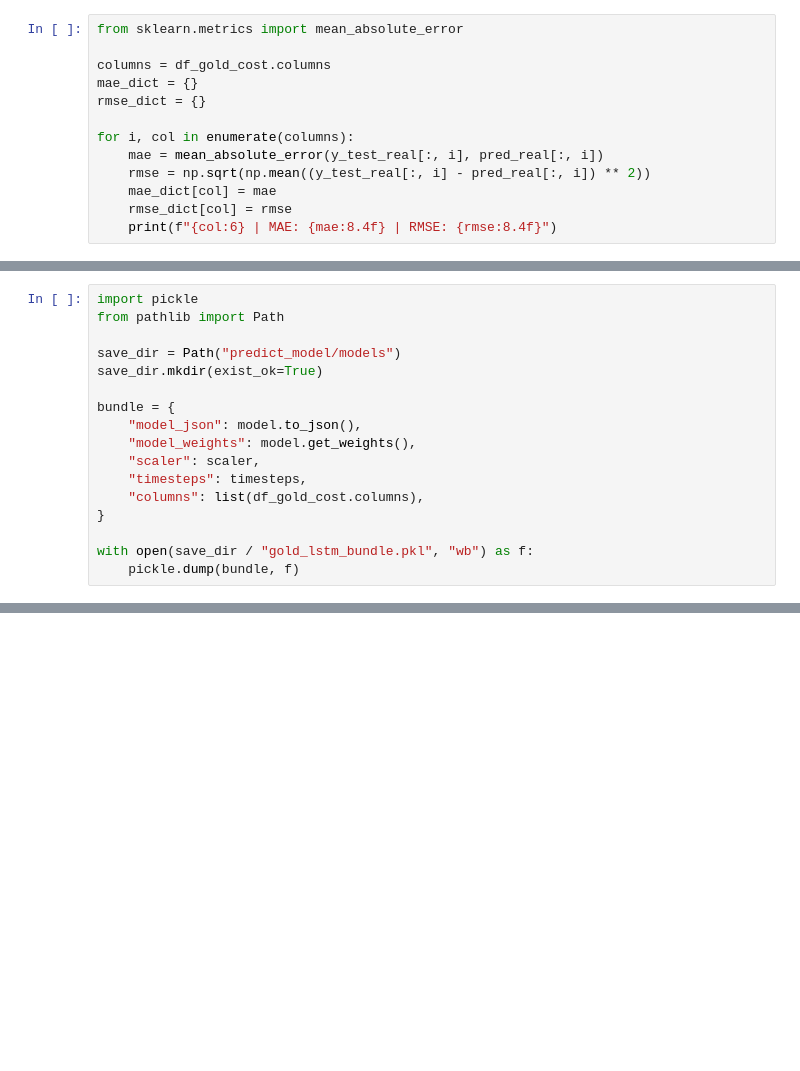
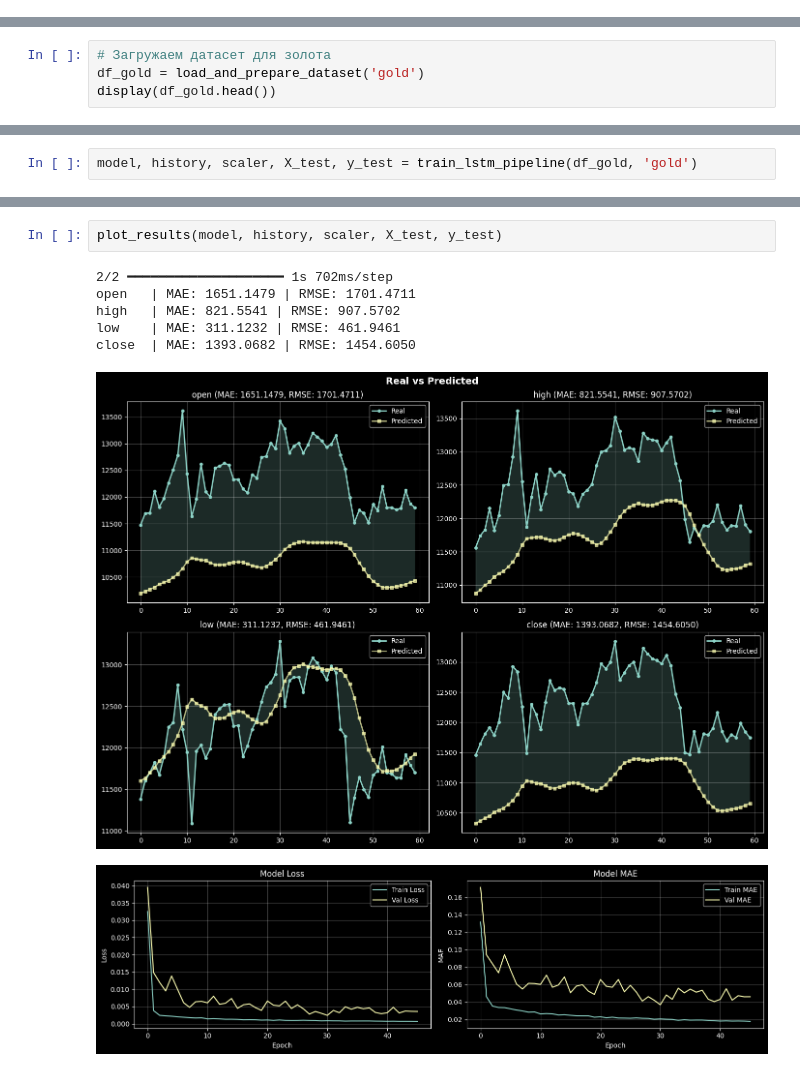
Before and after one commit to EmilBBbbbbbb/Graduation_thesis_SUAI, a Jupyter notebook: analysis.ipynb, the cells around one changed output, grey strips where cells are left out. Cells and saved outputs as stored; diff of their text form; blank space fills up the shorter version.

Commit message:
add new LSTM

```diff
--- a/analysis.ipynb
+++ b/analysis.ipynb
@@ -210,13 +0,0 @@ y_test_real = scaler.inverse_transform(y_test)
-# %%
-from sklearn.metrics import mean_absolute_error
-
-columns = df_gold_cost.columns
-mae_dict = {}
-rmse_dict = {}
-
-for i, col in enumerate(columns):
-    mae = mean_absolute_error(y_test_real[:, i], pred_real[:, i])
-    rmse = np.sqrt(np.mean((y_test_real[:, i] - pred_real[:, i]) ** 2))
-    mae_dict[col] = mae
-    rmse_dict[col] = rmse
-    print(f"{col:6} | MAE: {mae:8.4f} | RMSE: {rmse:8.4f}")
@@ -267,17 +0,0 @@ plt.show()
-# %%
-import pickle
-from pathlib import Path
-
-save_dir = Path("predict_model/models")
-save_dir.mkdir(exist_ok=True)
-
-bundle = {
-    "model_json": model.to_json(),
-    "model_weights": model.get_weights(),
-    "scaler": scaler,
-    "timesteps": timesteps,
-    "columns": list(df_gold_cost.columns),
-}
-
-with open(save_dir / "gold_lstm_bundle.pkl", "wb") as f:
-    pickle.dump(bundle, f)
@@ -283,0 +65,4 @@ with open(save_dir / "gold_lstm_bundle.pkl", "wb") as f:
+# %%
+# Загружаем датасет для золота
+df_gold = load_and_prepare_dataset('gold')
+display(df_gold.head())
@@ -283,0 +151,2 @@ with open(save_dir / "gold_lstm_bundle.pkl", "wb") as f:
+# %%
+model, history, scaler, X_test, y_test = train_lstm_pipeline(df_gold, 'gold')
@@ -283,0 +237,10 @@ with open(save_dir / "gold_lstm_bundle.pkl", "wb") as f:
+# %%
+plot_results(model, history, scaler, X_test, y_test)
+# %% [output]
+2/2 ━━━━━━━━━━━━━━━━━━━━ 1s 702ms/step
+open   | MAE: 1651.1479 | RMSE: 1701.4711
+high   | MAE: 821.5541 | RMSE: 907.5702
+low    | MAE: 311.1232 | RMSE: 461.9461
+close  | MAE: 1393.0682 | RMSE: 1454.6050
+[figure, added]
+[figure, added]
```
Also changed, not shown: parts of 39 cells of this notebook, 1 other file.
